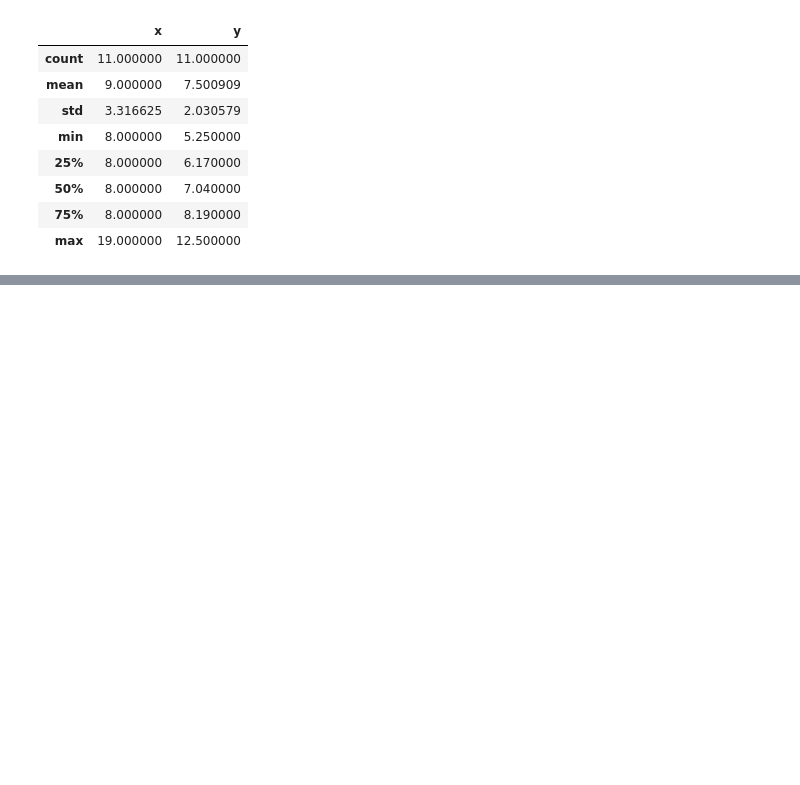
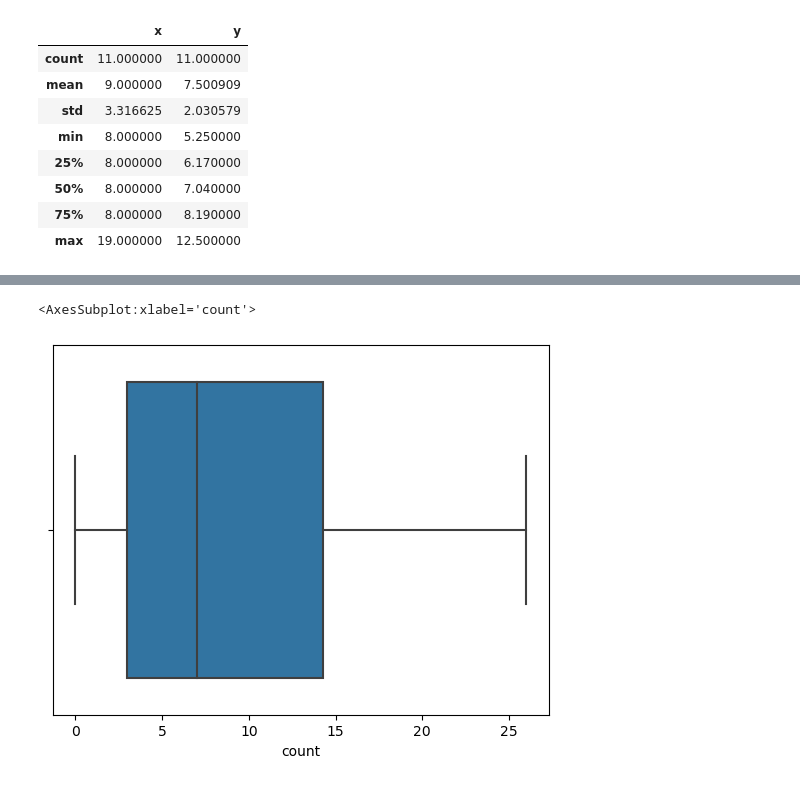
Before and after one commit to wherrickjr/numpy-pandas-visualization-exercises, a Jupyter notebook: seaborn_exercises.ipynb, the cells around one changed output, grey strips where cells are left out. Drawn from its saved outputs; the diff is of its cells as text; code cells hidden in the pictures; blank space fills up the shorter version.

```diff
--- a/seaborn_exercises.ipynb
+++ b/seaborn_exercises.ipynb
@@ -111,0 +133,3 @@ plt.show(sns.relplot(data = ans, x = "x", y = "y", col = "dataset"))
+# %%
+yo = data('InsectSprays')
+yo.head()
@@ -111,0 +155,6 @@ plt.show(sns.relplot(data = ans, x = "x", y = "y", col = "dataset"))
+# %%
+sns.boxplot(data=df, \
+            x= yo["count"])
+# %% [output]
+<AxesSubplot:xlabel='count'>
+[figure, added]
```
Also changed, not shown: parts of 24 cells of this notebook, 1 other file.
